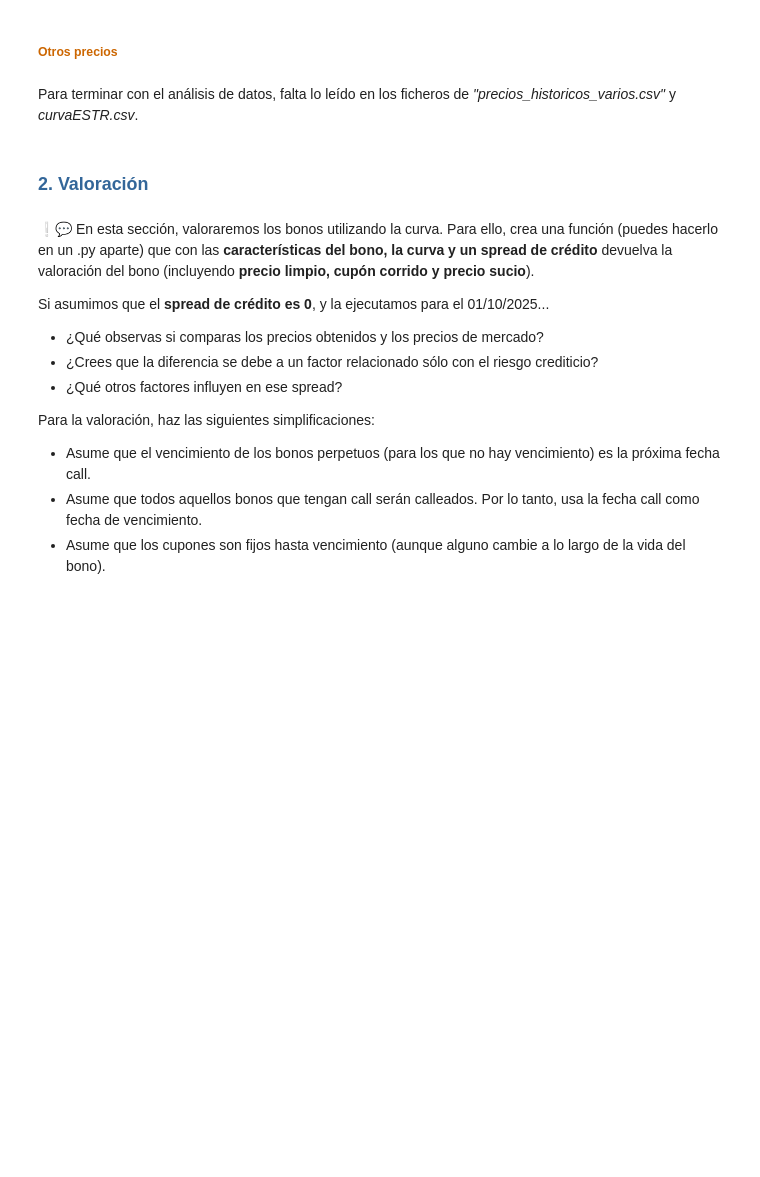
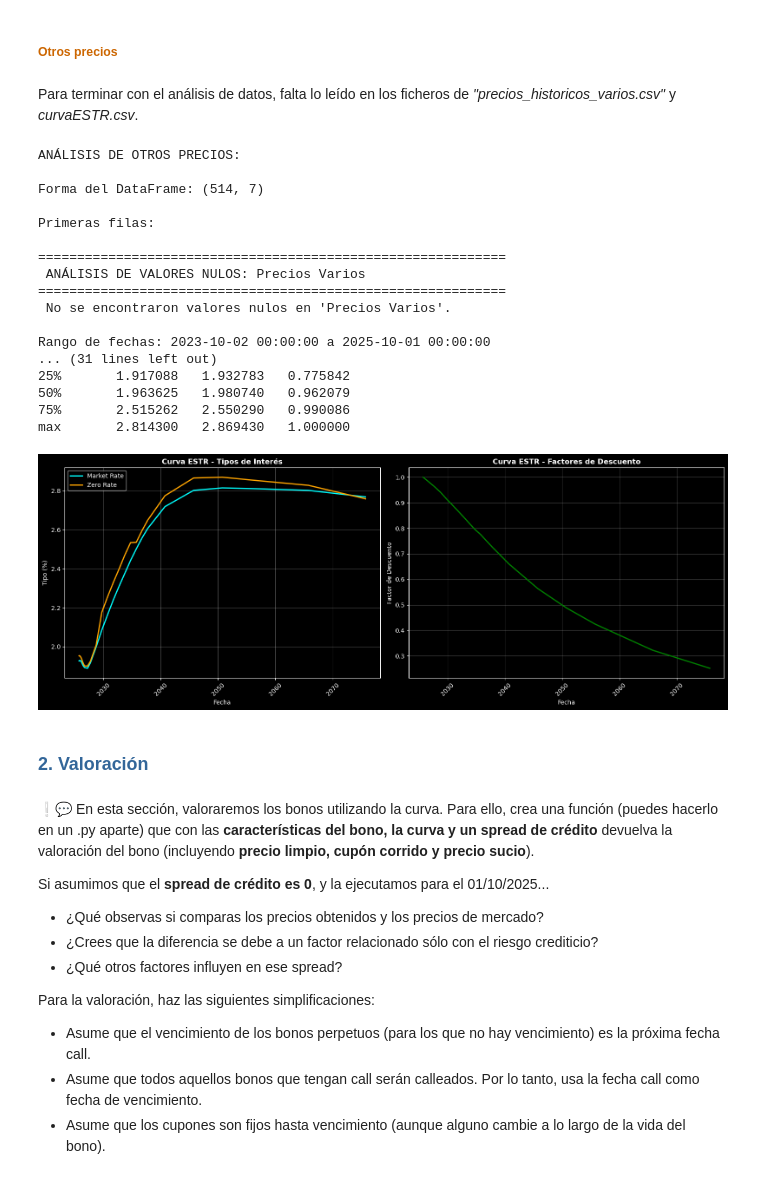
Before and after one commit to Romequinco/TAREA_RENTA_FIJA_1, a Jupyter notebook: src/TallerRF_AnálisisCartera_Enunciado_Josep.ipynb, the cells around one changed output. Drawn from its saved outputs; the diff is of its cells as text; code cells hidden in the pictures; blank space fills up the shorter version.

```diff
--- a/src/TallerRF_AnálisisCartera_Enunciado_Josep.ipynb
+++ b/src/TallerRF_AnálisisCartera_Enunciado_Josep.ipynb
@@ -908,6 +794,83 @@ En esta sección, analizamos el resto de ficheros para ver qué información ten
 ##### <font color=#CC6600>Otros precios</font>
 # %% [markdown]
 Para terminar con el análisis de datos, falta lo leído en los ficheros de *"precios_historicos_varios.csv"* y *curvaESTR.csv*.
+# %%
+# Cargar otros precios (futuros, índices de crédito, benchmark)
+print("ANÁLISIS DE OTROS PRECIOS: ")
+precios_varios = pd.read_csv('../data/precios_historicos_varios.csv', sep=';', decimal='.')
+print(f"\nForma del DataFrame: {precios_varios.shape}")
+print(f"\nPrimeras filas:")
+reportar_gaps_informacion(precios_varios, "Precios Varios")
+# Convertir la primera columna (fecha) a datetime
+fecha_col = precios_varios.columns[0]
+precios_varios[fecha_col] = pd.to_datetime(precios_varios[fecha_col], format='%d/%m/%Y', errors='coerce')
+precios_varios = precios_varios.set_index(fecha_col)
+
+print(f"\nRango de fechas: {precios_varios.index.min()} a {precios_varios.index.max()}")
+print(f"Número de fechas: {len(precios_varios)}")
+
+# Separar por tipo de instrumento
+print(f"\nInstrumentos disponibles:")
+for col in precios_varios.columns:
+    print(f"  - {col}")
+
+# Cargar curva ESTR
+print("ANÁLISIS DE CURVA ESTR:")
+
+curva_estr = pd.read_csv('../data/curvaESTR.csv', sep=';', decimal='.')
+print(f"\nForma del DataFrame: {curva_estr.shape}")
+reportar_gaps_informacion(curva_estr, "Curva €STER")
+
+# Convertir fecha a datetime
+curva_estr['Date'] = pd.to_datetime(curva_estr['Date'], format='%d/%m/%Y', errors='coerce')
+curva_estr = curva_estr.set_index('Date')
+
+print(f"\nRango de fechas: {curva_estr.index.min()} a {curva_estr.index.max()}")
+print(f"\nEstadísticas de la curva:")
+print(curva_estr.describe())
+
+# Visualización de la curva
+fig, axes = plt.subplots(1, 2, figsize=(16, 6))
+
+# Curva de tipos
+axes[0].plot(curva_estr.index, curva_estr['Market Rate'], label='Market Rate', color='cyan', linewidth=2)
+axes[0].plot(curva_estr.index, curva_estr['Zero Rate'], label='Zero Rate', color='orange', linewidth=2)
+axes[0].set_title('Curva ESTR - Tipos de Interés', fontweight='bold')
+axes[0].set_xlabel('Fecha')
+axes[0].set_ylabel('Tipo (%)')
+axes[0].legend()
+axes[0].grid(True, alpha=0.3)
+axes[0].tick_params(axis='x', rotation=45)
+
+# Factores de descuento
+axes[1].plot(curva_estr.index, curva_estr['Discount'], color='green', linewidth=2)
+axes[1].set_title('Curva ESTR - Factores de Descuento', fontweight='bold')
+axes[1].set_xlabel('Fecha')
+axes[1].set_ylabel('Factor de Descuento')
+axes[1].grid(True, alpha=0.3)
+axes[1].tick_params(axis='x', rotation=45)
+
+plt.tight_layout()
+plt.show()
+# %% [output]
+ANÁLISIS DE OTROS PRECIOS:
+
+Forma del DataFrame: (514, 7)
+
+Primeras filas:
+
+============================================================
+ ANÁLISIS DE VALORES NULOS: Precios Varios
+============================================================
+ No se encontraron valores nulos en 'Precios Varios'.
+
+Rango de fechas: 2023-10-02 00:00:00 a 2025-10-01 00:00:00
+... (31 lines left out)
+25%       1.917088   1.932783   0.775842
+50%       1.963625   1.980740   0.962079
+75%       2.515262   2.550290   0.990086
+max       2.814300   2.869430   1.000000
+[figure, added]
 # %% [markdown]
 ### <font color=#336699>2. Valoración</font>
 # %% [markdown]
```
Also changed, not shown: parts of 6 cells of this notebook.
